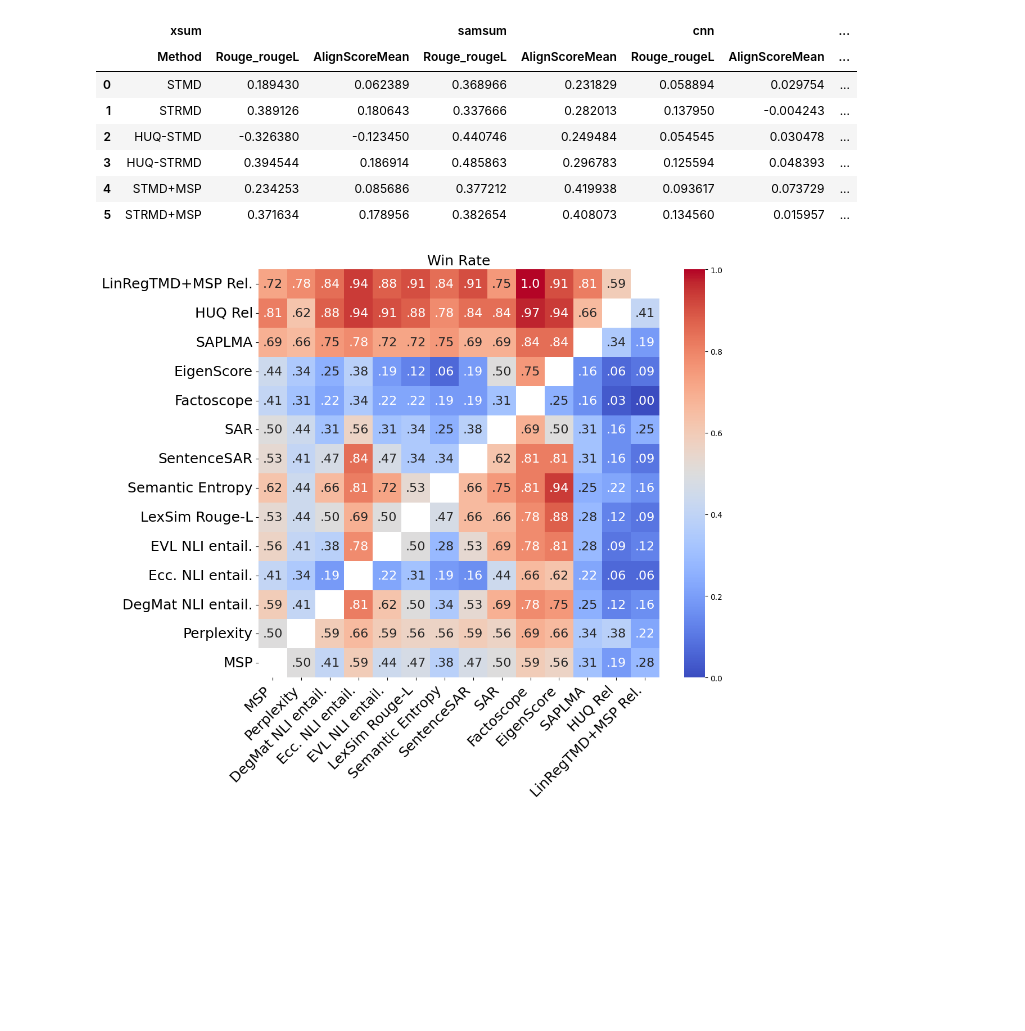
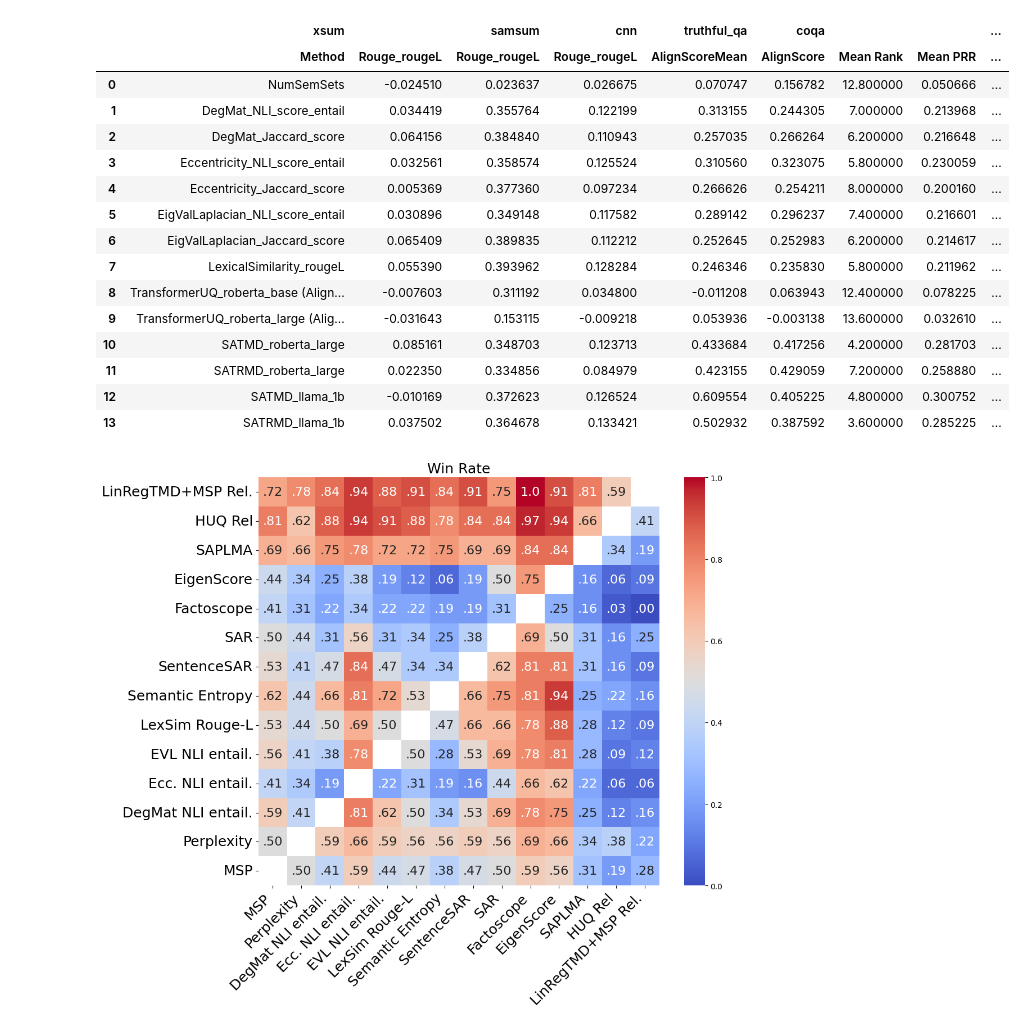
Before and after one commit to ArtemVazh/token_mahalanobis_distance, a Jupyter notebook: notebooks/final_results_bb.ipynb, the cells around one changed output. Drawn from its saved outputs; the diff is of its cells as text; code cells hidden in the pictures; blank space fills up the shorter version.

```diff
--- a/notebooks/final_results_bb.ipynb
+++ b/notebooks/final_results_bb.ipynb
@@ -226,31 +183,41 @@ df_l.style.background_gradient(axis=0)
-# %%
-from scipy.stats import rankdata
-
-model = 'llama'
-final_dfs = []
-for i, df in enumerate(dfs[model]):
-    if i==0:
-        final_dfs.append(df[df.columns[[2,0,1]]].loc[[21, 20, 17, 16, 19, 18]].reset_index(drop=True))
-    elif i > (len(dfs[model]) - 7):
-        final_dfs.append(df[df.columns[[0]]].loc[[21, 20, 17, 16, 19, 18]].reset_index(drop=True))
-    else:
-        final_dfs.append(df[df.columns[[0,1]]].loc[[21, 20, 17, 16, 19, 18]].reset_index(drop=True))
-
-df_l_abl = pd.concat(final_dfs, axis=1)
-df_l_abl.loc[:, ('', "Mean Rank")] = df_l_abl[df_l_abl.columns[1:]].apply(lambda x: rankdata(-x)).mean(axis=1).round(2)
-df_l_abl.loc[:, ('', "Mean PRR")] = df_l_abl[df_l_abl.columns[1:-1]].mean(axis=1)
-df_l_abl.loc[:, ('', "Top1 Rate")] = df_l_abl[df_l_abl.columns[1:-2]].apply(lambda x: rankdata(-x) == 1).sum(axis=1).round(2)
-
-df_l_abl.style.background_gradient(axis=0)
-# %% [output]
-|  | xsum |  |  | samsum |  | cnn |  | ... |
-|  | Method | Rouge_rougeL | AlignScoreMean | Rouge_rougeL | AlignScoreMean | Rouge_rougeL | AlignScoreMean | ... |
-| 0 | STMD | 0.189430 | 0.062389 | 0.368966 | 0.231829 | 0.058894 | 0.029754 | ... |
-| 1 | STRMD | 0.389126 | 0.180643 | 0.337666 | 0.282013 | 0.137950 | -0.004243 | ... |
-| 2 | HUQ-STMD | -0.326380 | -0.123450 | 0.440746 | 0.249484 | 0.054545 | 0.030478 | ... |
-| 3 | HUQ-STRMD | 0.394544 | 0.186914 | 0.485863 | 0.296783 | 0.125594 | 0.048393 | ... |
-| 4 | STMD+MSP | 0.234253 | 0.085686 | 0.377212 | 0.419938 | 0.093617 | 0.073729 | ... |
-| 5 | STRMD+MSP | 0.371634 | 0.178956 | 0.382654 | 0.408073 | 0.134560 | 0.015957 | ... |
+# %%
+from scipy.stats import rankdata
+
+base_idx = list(range(10))
+
+model = 'gpt-4o-mini'
+final_dfs = []
+for i, df in enumerate(dfs[model]):
+    if i==0:
+        final_dfs.append(df[df.columns[[1,0]]].loc[base_idx + [28, 18, 22, 12]].reset_index(drop=True))
+    elif i > (len(dfs[model]) - 3):
+        final_dfs.append(df[df.columns[[0]]].loc[base_idx + [28, 18, 22, 12]].reset_index(drop=True))
+    else:
+        final_dfs.append(df[df.columns[[0]]].loc[base_idx + [28, 18, 22, 12]].reset_index(drop=True))
+
+df_g = pd.concat(final_dfs, axis=1)
+df_g.loc[:, ('', "Mean Rank")] = df_g[df_g.columns[1:]].apply(lambda x: rankdata(-x)).mean(axis=1).round(2)
+df_g.loc[:, ('', "Mean PRR")] = df_g[df_g.columns[1:-1]].mean(axis=1)
+df_g.loc[:, ('', "Top1 Rate")] = df_g[df_g.columns[1:-2]].apply(lambda x: rankdata(-x) == 1).sum(axis=1).round(2)
+
+df_g.style.background_gradient(axis=0)
+# %% [output]
+|  | xsum |  | samsum | cnn | truthful_qa | coqa |  |  | ... |
+|  | Method | Rouge_rougeL | Rouge_rougeL | Rouge_rougeL | AlignScoreMean | AlignScore | Mean Rank | Mean PRR | ... |
+| 0 | NumSemSets | -0.024510 | 0.023637 | 0.026675 | 0.070747 | 0.156782 | 12.800000 | 0.050666 | ... |
+| 1 | DegMat_NLI_score_entail | 0.034419 | 0.355764 | 0.122199 | 0.313155 | 0.244305 | 7.000000 | 0.213968 | ... |
+| 2 | DegMat_Jaccard_score | 0.064156 | 0.384840 | 0.110943 | 0.257035 | 0.266264 | 6.200000 | 0.216648 | ... |
+| 3 | Eccentricity_NLI_score_entail | 0.032561 | 0.358574 | 0.125524 | 0.310560 | 0.323075 | 5.800000 | 0.230059 | ... |
+| 4 | Eccentricity_Jaccard_score | 0.005369 | 0.377360 | 0.097234 | 0.266626 | 0.254211 | 8.000000 | 0.200160 | ... |
+| 5 | EigValLaplacian_NLI_score_entail | 0.030896 | 0.349148 | 0.117582 | 0.289142 | 0.296237 | 7.400000 | 0.216601 | ... |
+| 6 | EigValLaplacian_Jaccard_score | 0.065409 | 0.389835 | 0.112212 | 0.252645 | 0.252983 | 6.200000 | 0.214617 | ... |
+| 7 | LexicalSimilarity_rougeL | 0.055390 | 0.393962 | 0.128284 | 0.246346 | 0.235830 | 5.800000 | 0.211962 | ... |
+| 8 | TransformerUQ_roberta_base (Align... | -0.007603 | 0.311192 | 0.034800 | -0.011208 | 0.063943 | 12.400000 | 0.078225 | ... |
+| 9 | TransformerUQ_roberta_large (Alig... | -0.031643 | 0.153115 | -0.009218 | 0.053936 | -0.003138 | 13.600000 | 0.032610 | ... |
+| 10 | SATMD_roberta_large | 0.085161 | 0.348703 | 0.123713 | 0.433684 | 0.417256 | 4.200000 | 0.281703 | ... |
+| 11 | SATRMD_roberta_large | 0.022350 | 0.334856 | 0.084979 | 0.423155 | 0.429059 | 7.200000 | 0.258880 | ... |
+| 12 | SATMD_llama_1b | -0.010169 | 0.372623 | 0.126524 | 0.609554 | 0.405225 | 4.800000 | 0.300752 | ... |
+| 13 | SATRMD_llama_1b | 0.037502 | 0.364678 | 0.133421 | 0.502932 | 0.387592 | 3.600000 | 0.285225 | ... |
 # %%
 import matplotlib.pyplot as plt
 from matplotlib import cm
```
Also changed, not shown: parts of 5 cells of this notebook, 2 other files.
